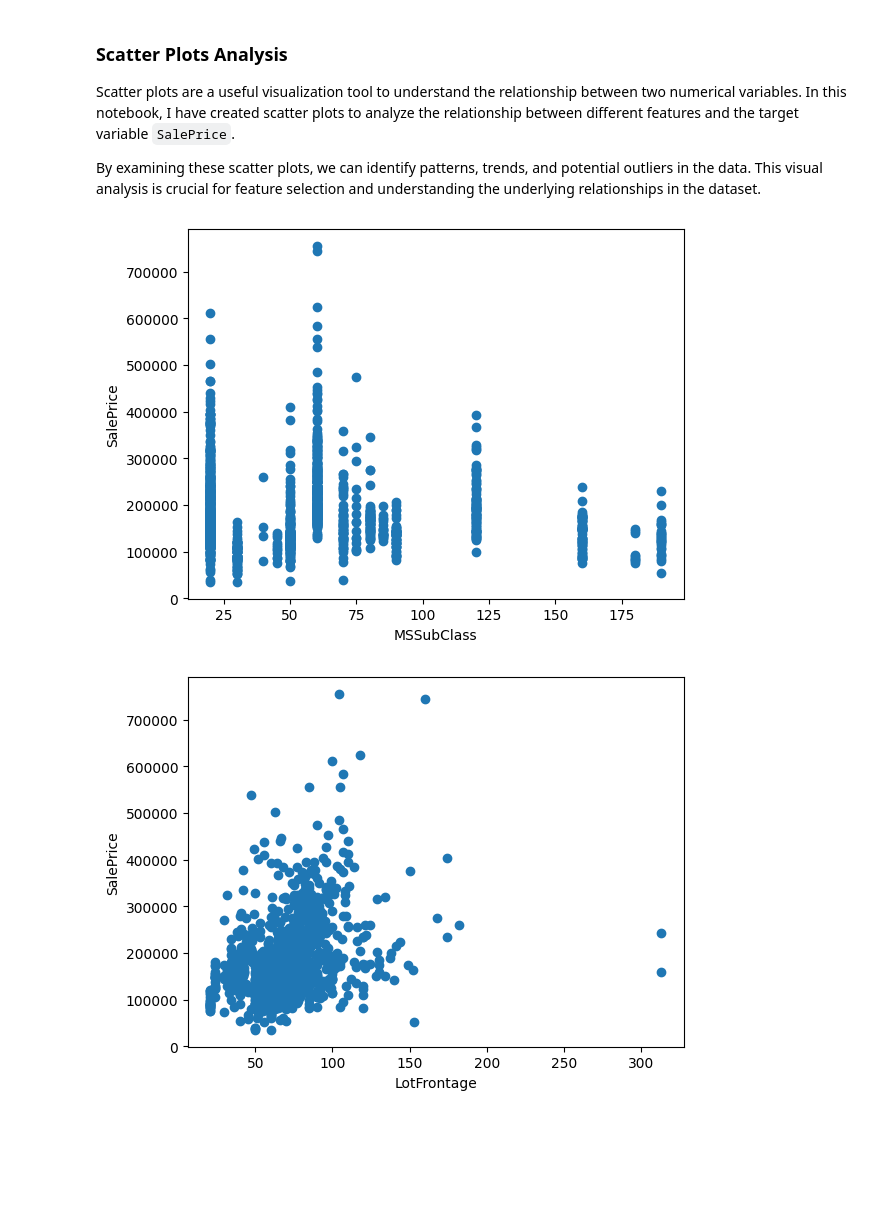
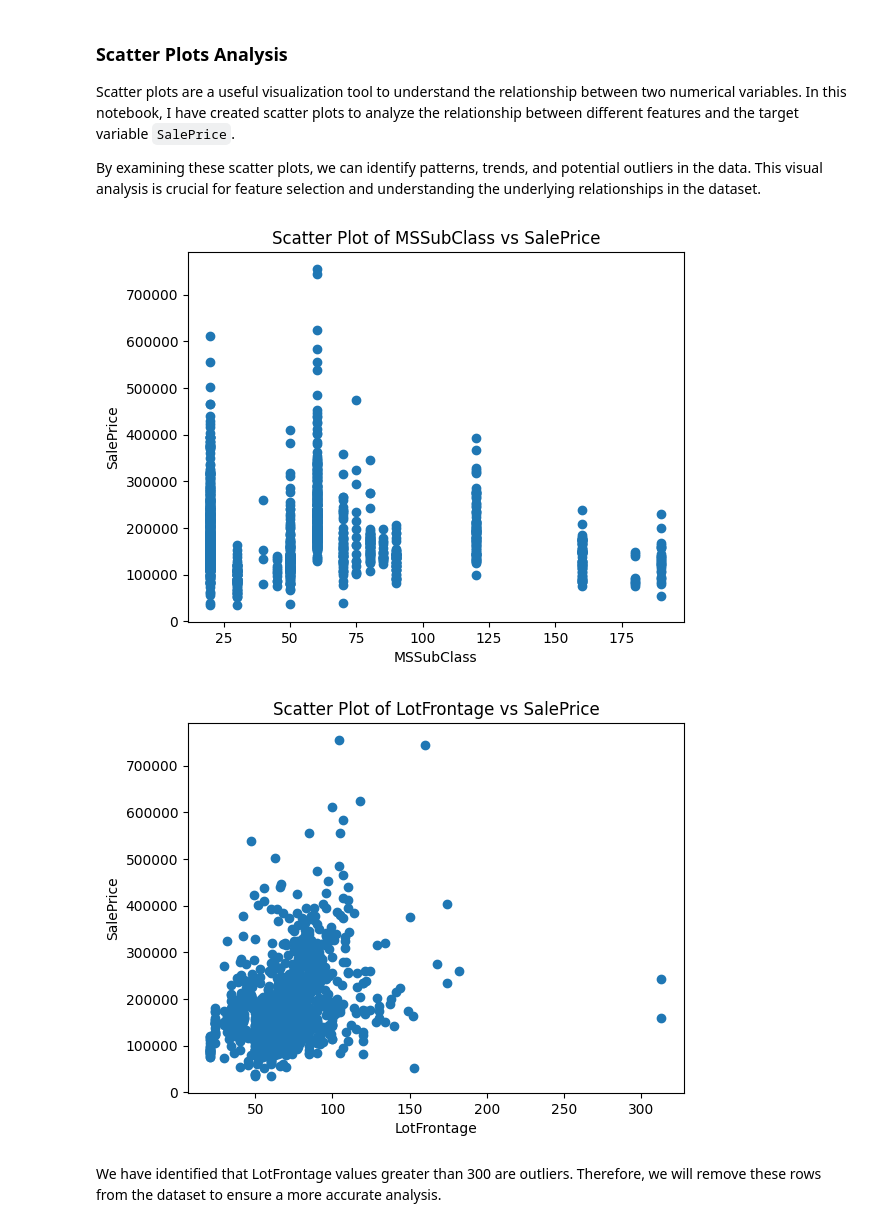
Before and after one commit to Veni8760/Machine_Learning_House_Prediction_Project, a Jupyter notebook: notebooks/notebook.ipynb, the cells around one changed output. Cells and saved outputs as stored; diff of their text form; code cells hidden in the pictures; blank space fills up the shorter version.

```diff
--- a/notebooks/notebook.ipynb
+++ b/notebooks/notebook.ipynb
@@ -95,14 +190,16 @@ By examining these scatter plots, we can identify patterns, trends, and potentia
 # %%
 plt.scatter(x='MSSubClass', y='SalePrice', data=df)
 plt.xlabel('MSSubClass')
 plt.ylabel('SalePrice')
+plt.title('Scatter Plot of MSSubClass vs SalePrice')
 plt.show()
 # %% [output]
-[figure, old version]
+[figure, new version]
 # %%
 plt.scatter(x='LotFrontage', y='SalePrice', data=df)
 plt.xlabel('LotFrontage')
 plt.ylabel('SalePrice')
+plt.title('Scatter Plot of LotFrontage vs SalePrice')
 plt.show()
 # %% [output]
-[figure, old version]
+[figure, new version]
@@ -110,0 +206,2 @@ df.query('LotFrontage > 300')
+# %% [markdown]
+We have identified that LotFrontage values greater than 300 are outliers. Therefore, we will remove these rows from the dataset to ensure a more accurate analysis.
```
Also changed, not shown: parts of 77 cells of this notebook, 3 other files.
